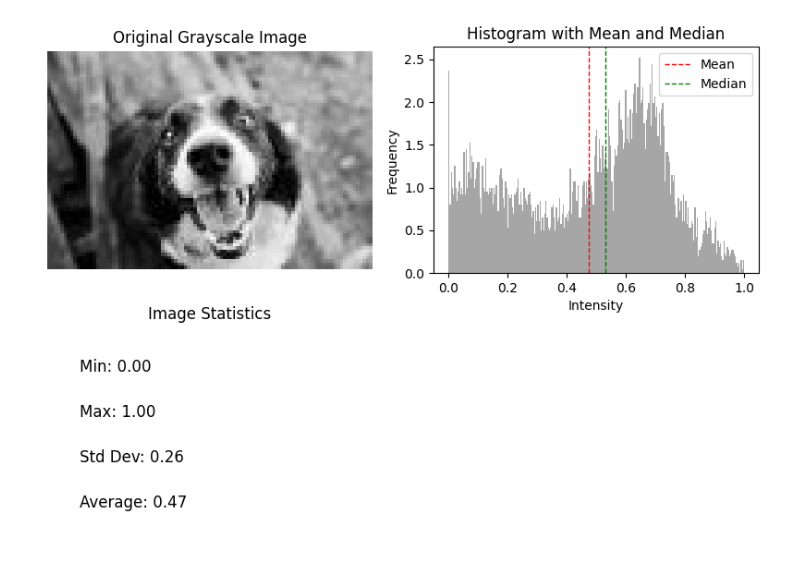
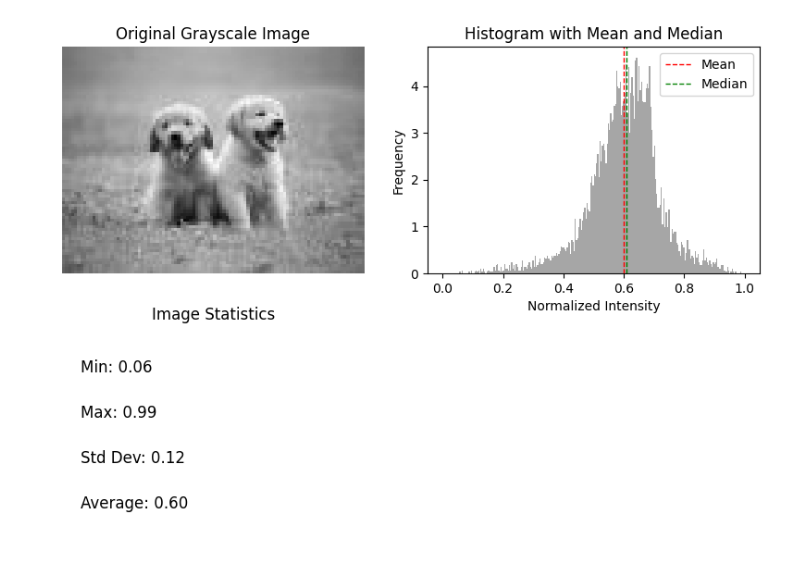
Before and after one commit to asciicorp/ai-club-notebook, a Jupyter notebook: content/week-3/feature-extraction-with-numpy.ipynb, the cells around one changed output. Saved outputs shown, nothing was run; the diff lists cells and outputs as text; code cells hidden in the pictures.

```diff
--- a/content/week-3/feature-extraction-with-numpy.ipynb
+++ b/content/week-3/feature-extraction-with-numpy.ipynb
@@ -42,7 +92,7 @@ import matplotlib.pyplot as plt
 from skimage import io, color
 
 # Load a grayscale image
-image_path = 'Image1.jpg'
+image_path = 'Image10.jpg'
 image = io.imread(image_path)
 image_gray = color.rgb2gray(image)  # Convert to grayscale
 
@@ -55,32 +105,32 @@ min_intensity = np.min(image_gray)
 max_intensity = np.max(image_gray)
 std_deviation = np.std(image_gray)
 median_intensity = np.median(image_gray)
 
 # Display the original image and show computed statistics
 plt.figure(figsize=(8, 6))
 plt.subplot(2, 2, 1)
 plt.imshow(image_gray, cmap='gray')
 plt.title('Original Grayscale Image')
 plt.axis('off')
 
 plt.subplot(2, 2, 2)
 plt.hist(image_gray.ravel(), bins=256, range=(0, 1), density=True, color='gray', alpha=0.7)
 plt.axvline(mean_intensity, color='r', linestyle='dashed', linewidth=1, label='Mean')
 plt.axvline(median_intensity, color='g', linestyle='dashed', linewidth=1, label='Median')
 plt.legend()
 plt.title('Histogram with Mean and Median')
-plt.xlabel('Intensity')
+plt.xlabel('Normalized Intensity')
 plt.ylabel('Frequency')
 
 plt.subplot(2, 2, 3)
 plt.text(0.1, 0.8, f'Min: {min_intensity:.2f}', fontsize=12)
 plt.text(0.1, 0.6, f'Max: {max_intensity:.2f}', fontsize=12)
 plt.text(0.1, 0.4, f'Std Dev: {std_deviation:.2f}', fontsize=12)
 plt.text(0.1, 0.2, f'Average: {average_intensity:.2f}', fontsize=12)
 plt.axis('off')
 plt.title('Image Statistics')
 
 plt.tight_layout()
 plt.show()
 # %% [output]
-[figure, old version]
+[figure, new version]
```
Also changed, not shown: parts of 3 cells of this notebook, 1 other file.
